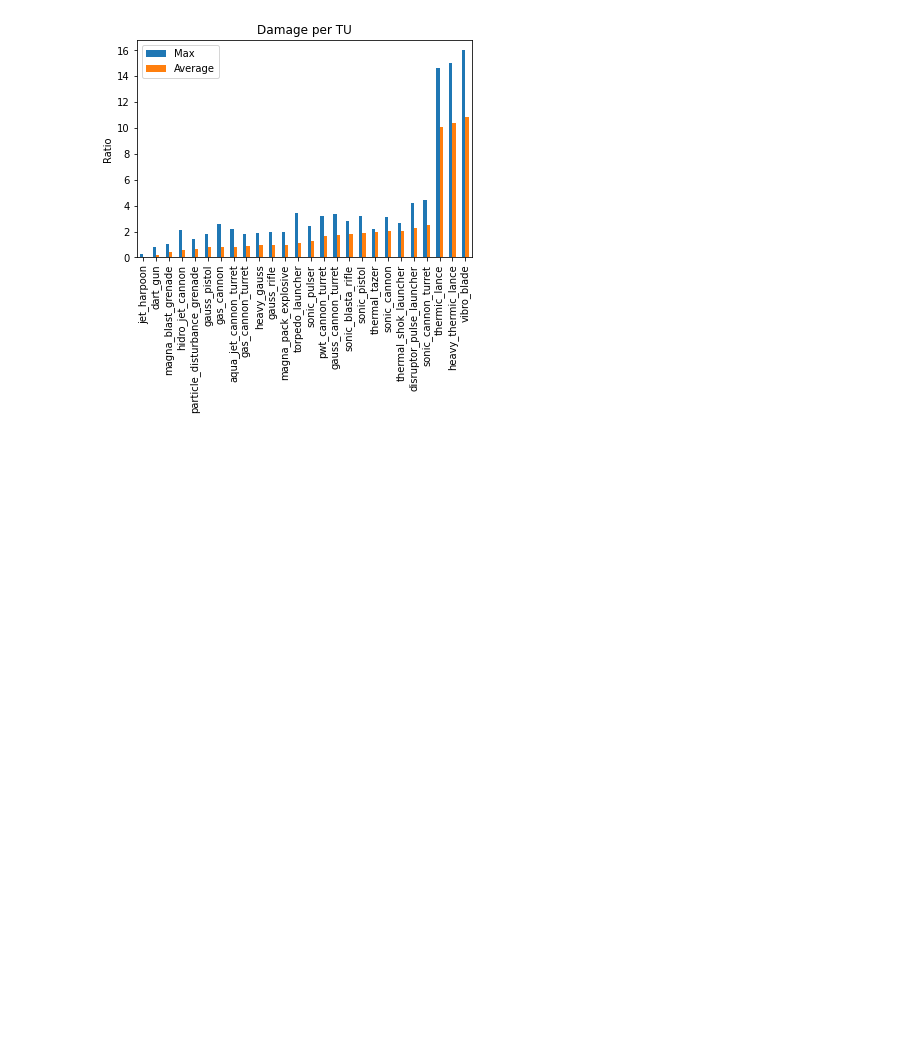
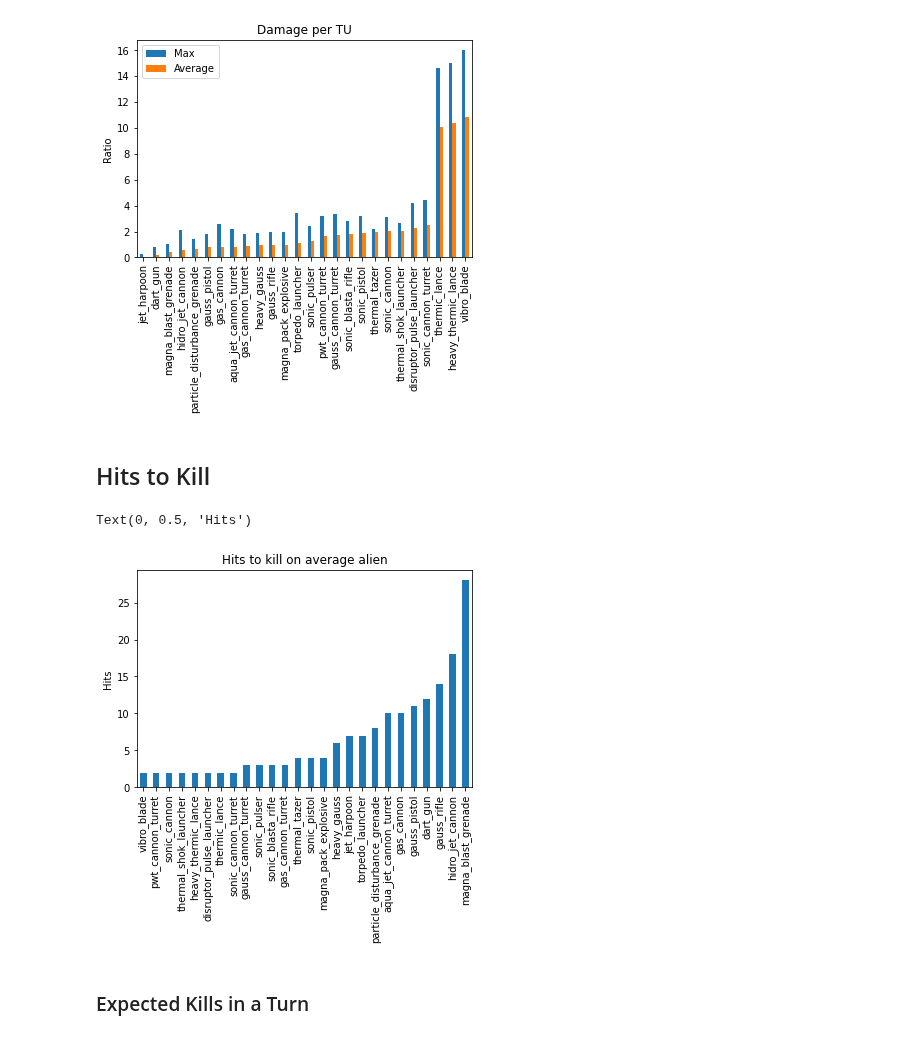
Before and after one commit to Bernardo-MG/xcom-analysis-jupyter-notebook, a Jupyter notebook: terror_from_the_deep/weapon_stats.ipynb, the cells around one changed output. Saved outputs shown, nothing was run; the diff lists cells and outputs as text; code cells hidden in the pictures; blank space fills up the shorter version.

```diff
--- a/terror_from_the_deep/weapon_stats.ipynb
+++ b/terror_from_the_deep/weapon_stats.ipynb
@@ -338,3 +342,20 @@ ax.set_ylabel("Ratio")
 # %% [output]
 Text(0, 0.5, 'Ratio')
 [figure]
+# %% [markdown]
+## Hits to Kill
+# %%
+hits_to_kill_average = weapon_data_aliens[["weapon", "hits_to_kill"]]
+hits_to_kill_average = hits_to_kill_average[hits_to_kill_average["hits_to_kill"] < 200]
+hits_to_kill_average = hits_to_kill_average.groupby(["weapon"]).mean()
+hits_to_kill_average["hits_to_kill"] = hits_to_kill_average.apply(lambda x: math.ceil(x["hits_to_kill"]), axis=1)
+hits_to_kill_average = hits_to_kill_average.sort_values(by=["hits_to_kill"])
+# %%
+ax = hits_to_kill_average.plot.bar(title="Hits to kill on average alien", legend=False)
+ax.xaxis.get_label().set_visible(False)
+ax.set_ylabel("Hits")
+# %% [output]
+Text(0, 0.5, 'Hits')
+[figure, added]
+# %% [markdown]
+### Expected Kills in a Turn
```
Also changed, not shown: parts of 8 cells of this notebook, 3 other files.
